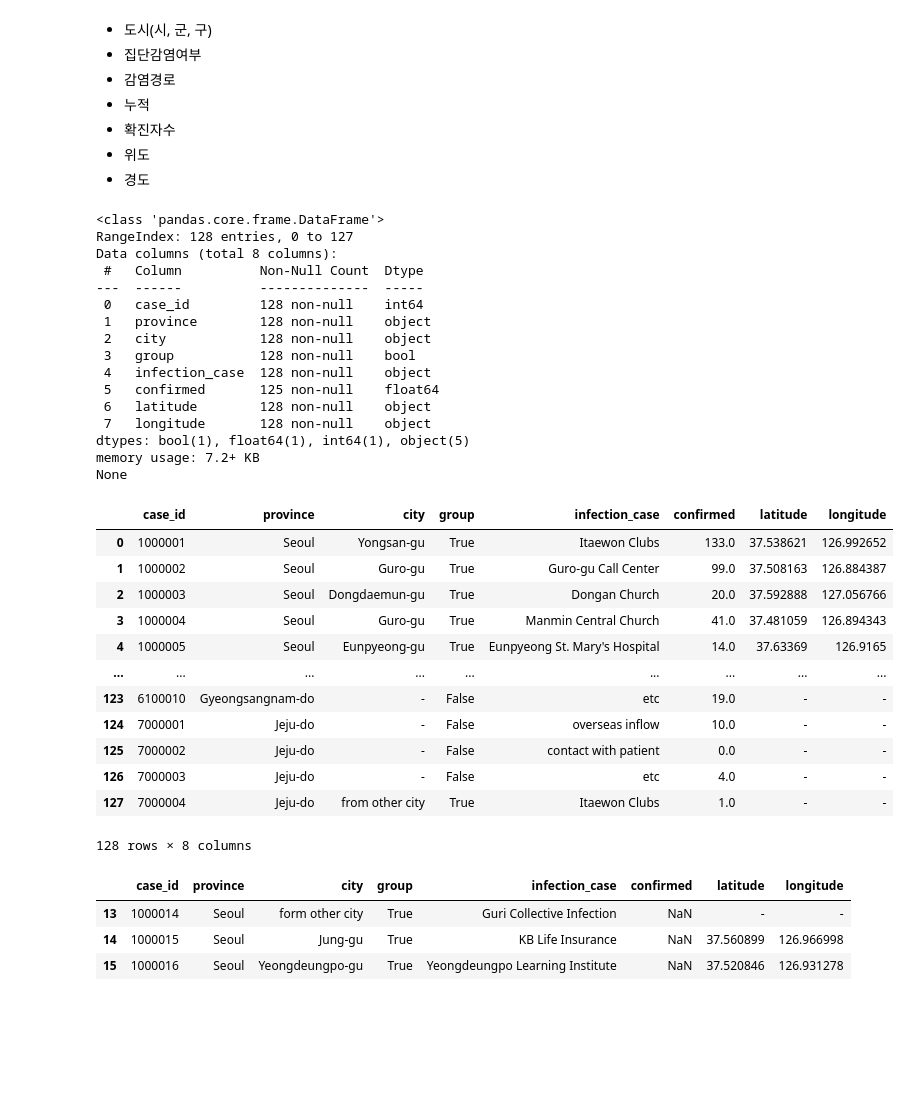
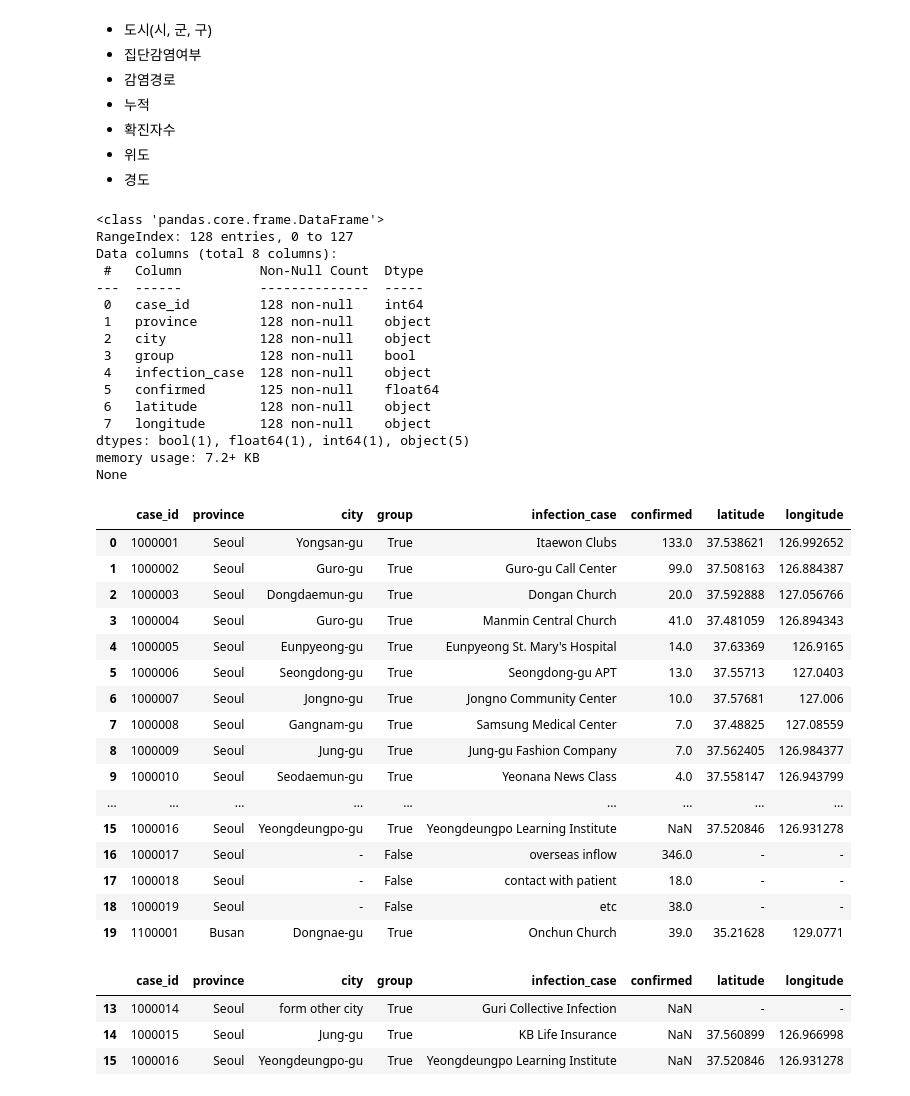
Before and after one commit to JooEHyeon/CORONA19_data_analysis, a Jupyter notebook: 0902_data_analysis.ipynb, the cells around one changed output. Drawn from its saved outputs; the diff is of its cells as text; code cells hidden in the pictures; blank space fills up the shorter version.

```diff
--- a/0902_data_analysis.ipynb
+++ b/0902_data_analysis.ipynb
@@ -20,37 +20,41 @@ drive_path = r'C:/Users/kyung/Desktop/data_visu/covid_dataset/'
 # %%
 case = pd.read_csv(drive_path + 'Case.csv')
 print(case.info())
-case
+case.head(20)
 # %% [output]
 <class 'pandas.core.frame.DataFrame'>
 RangeIndex: 128 entries, 0 to 127
 Data columns (total 8 columns):
  #   Column          Non-Null Count  Dtype
 ---  ------          --------------  -----
  0   case_id         128 non-null    int64
  1   province        128 non-null    object
  2   city            128 non-null    object
  3   group           128 non-null    bool
  4   infection_case  128 non-null    object
  5   confirmed       125 non-null    float64
  6   latitude        128 non-null    object
  7   longitude       128 non-null    object
 dtypes: bool(1), float64(1), int64(1), object(5)
 memory usage: 7.2+ KB
 None
 |  | case_id | province | city | group | infection_case | confirmed | latitude | longitude |
 | 0 | 1000001 | Seoul | Yongsan-gu | True | Itaewon Clubs | 133.0 | 37.538621 | 126.992652 |
 | 1 | 1000002 | Seoul | Guro-gu | True | Guro-gu Call Center | 99.0 | 37.508163 | 126.884387 |
 | 2 | 1000003 | Seoul | Dongdaemun-gu | True | Dongan Church | 20.0 | 37.592888 | 127.056766 |
 | 3 | 1000004 | Seoul | Guro-gu | True | Manmin Central Church | 41.0 | 37.481059 | 126.894343 |
 | 4 | 1000005 | Seoul | Eunpyeong-gu | True | Eunpyeong St. Mary's Hospital | 14.0 | 37.63369 | 126.9165 |
+| 5 | 1000006 | Seoul | Seongdong-gu | True | Seongdong-gu APT | 13.0 | 37.55713 | 127.0403 |
+| 6 | 1000007 | Seoul | Jongno-gu | True | Jongno Community Center | 10.0 | 37.57681 | 127.006 |
+| 7 | 1000008 | Seoul | Gangnam-gu | True | Samsung Medical Center | 7.0 | 37.48825 | 127.08559 |
+| 8 | 1000009 | Seoul | Jung-gu | True | Jung-gu Fashion Company | 7.0 | 37.562405 | 126.984377 |
+| 9 | 1000010 | Seoul | Seodaemun-gu | True | Yeonana News Class | 4.0 | 37.558147 | 126.943799 |
 | ... | ... | ... | ... | ... | ... | ... | ... | ... |
-| 123 | 6100010 | Gyeongsangnam-do | - | False | etc | 19.0 | - | - |
-| 124 | 7000001 | Jeju-do | - | False | overseas inflow | 10.0 | - | - |
-| 125 | 7000002 | Jeju-do | - | False | contact with patient | 0.0 | - | - |
-| 126 | 7000003 | Jeju-do | - | False | etc | 4.0 | - | - |
-| 127 | 7000004 | Jeju-do | from other city | True | Itaewon Clubs | 1.0 | - | - |
+| 15 | 1000016 | Seoul | Yeongdeungpo-gu | True | Yeongdeungpo Learning Institute | NaN | 37.520846 | 126.931278 |
+| 16 | 1000017 | Seoul | - | False | overseas inflow | 346.0 | - | - |
+| 17 | 1000018 | Seoul | - | False | contact with patient | 18.0 | - | - |
+| 18 | 1000019 | Seoul | - | False | etc | 38.0 | - | - |
+| 19 | 1100001 | Busan | Dongnae-gu | True | Onchun Church | 39.0 | 35.21628 | 129.0771 |
-128 rows × 8 columns
 # %%
 case[case['confirmed'].isnull() == True]
 # %% [output]
```
